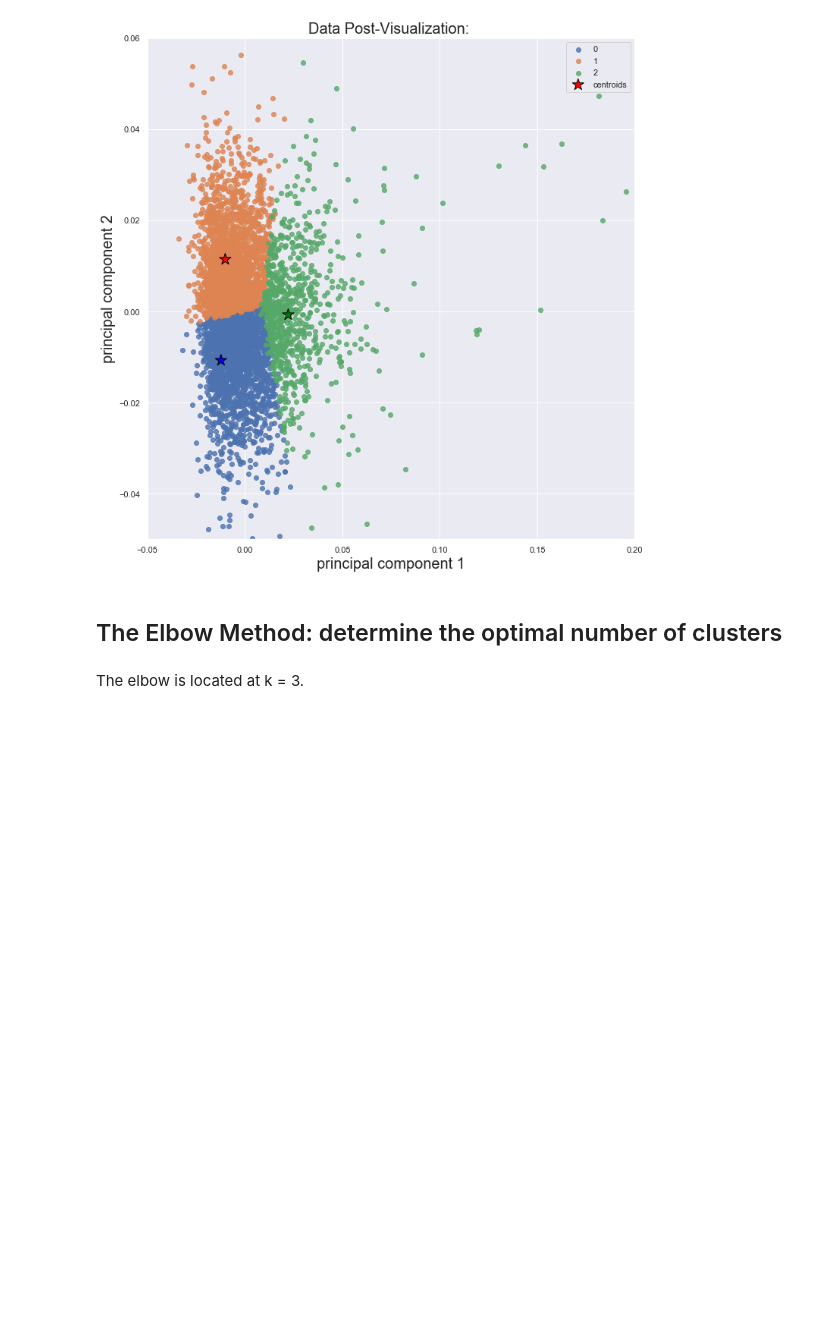
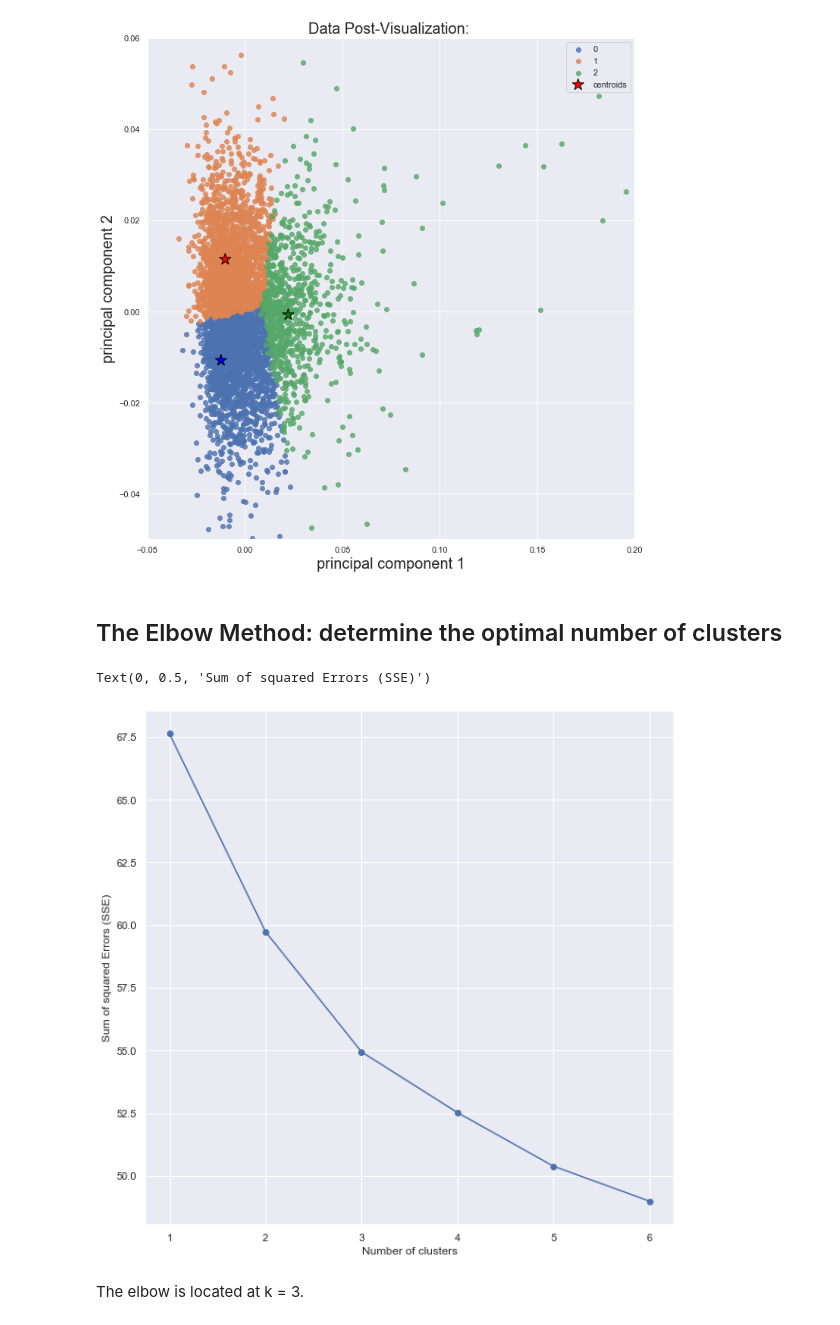
Before and after one commit to khagenA/NLP, a Jupyter notebook: K-Mean-sklearn.ipynb, the cells around one changed output. Saved outputs shown, nothing was run; the diff lists cells and outputs as text; code cells hidden in the pictures; blank space fills up the shorter version.

```diff
--- a/K-Mean-sklearn.ipynb
+++ b/K-Mean-sklearn.ipynb
@@ -64,7 +64,7 @@ plt.ylim([-0.05, 0.06])
 
 # calculate SSE for a range of number of cluster
 SSE = []
-for i in range(1, 11):
+for i in range(1, 7):
     km = KMeans(
         n_clusters=i, init='random',
         n_init=10, max_iter=300,
@@ -74,8 +74,11 @@ for i in range(1, 11):
     SSE.append(km.inertia_)
 # %%
 # plot
-plt.plot(range(1, 11), SSE, marker='o')
+plt.plot(range(1, 7), SSE, marker='o')
 plt.xlabel('Number of clusters')
 plt.ylabel('Sum of squared Errors (SSE)')
+# %% [output]
+Text(0, 0.5, 'Sum of squared Errors (SSE)')
+[figure, added]
 # %% [markdown]
 The elbow is located at k = 3.
```
Also changed, not shown: 1 other file.
